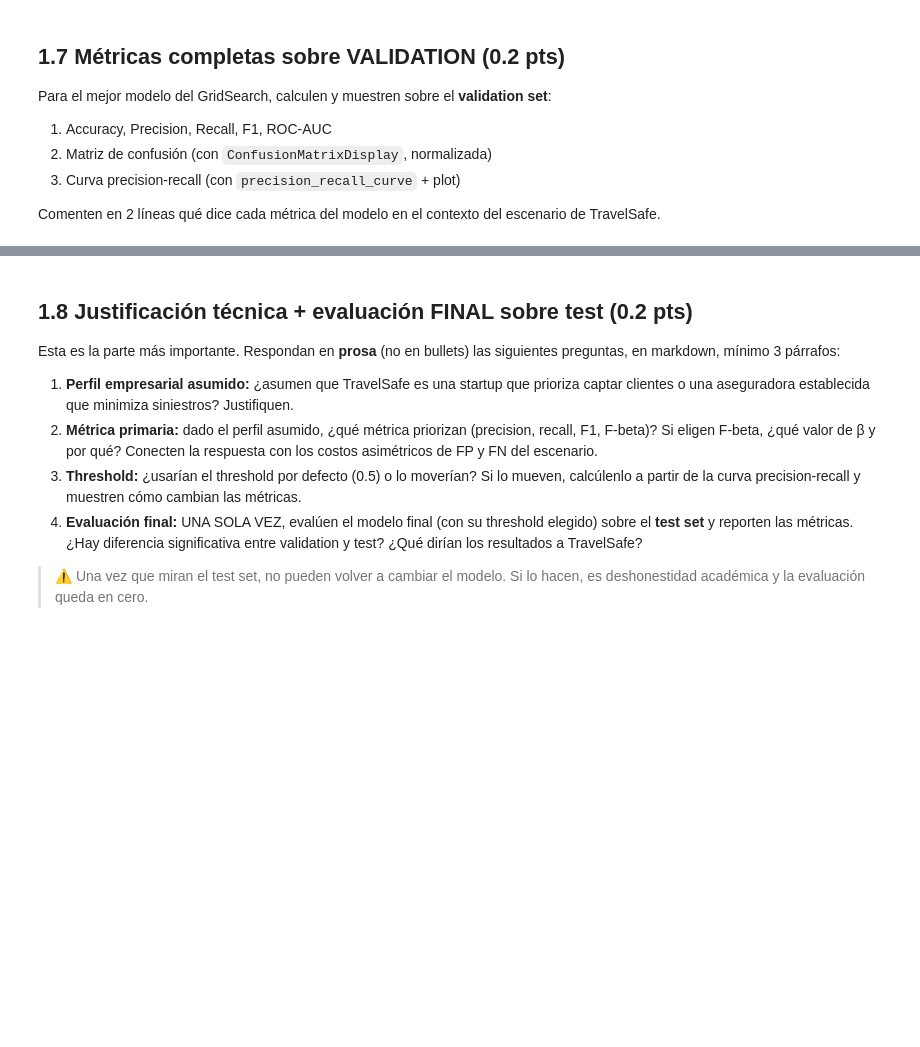
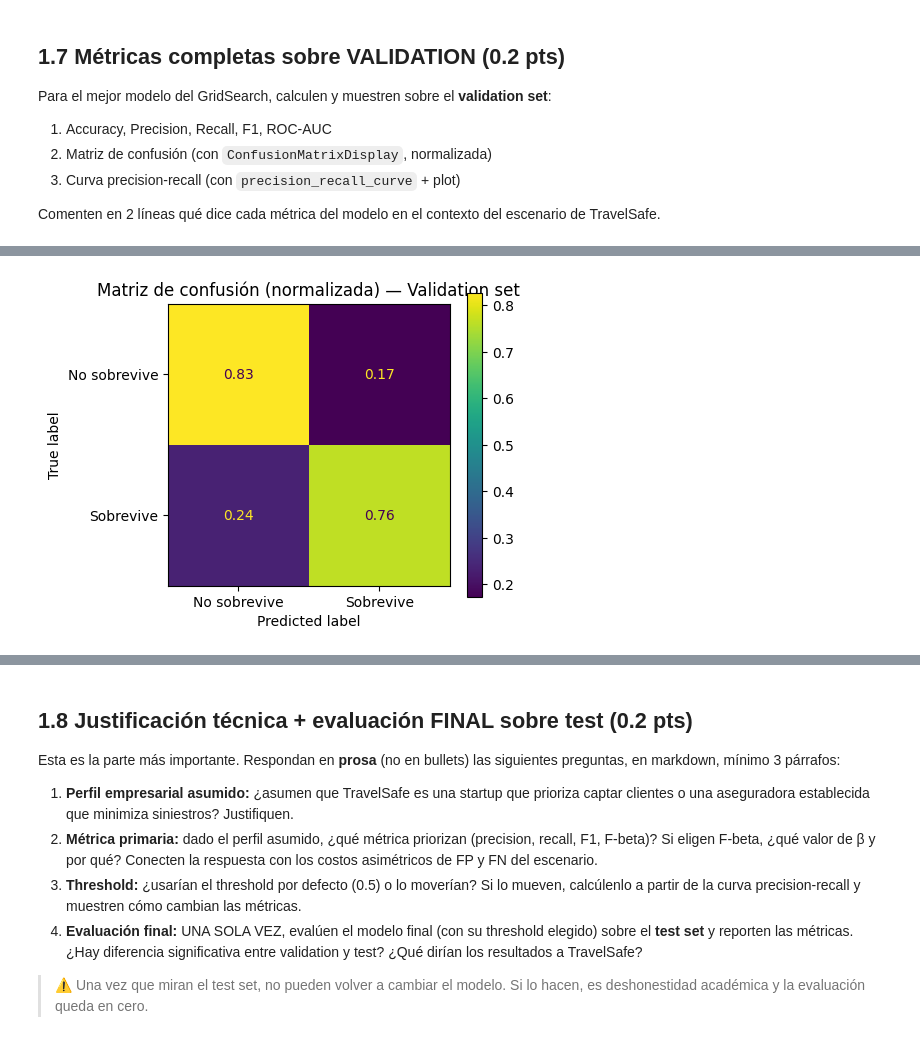
Before and after one commit to Andr3sss/Machine-Learning-6-SIN-A-Mar-Jul-2026, a Jupyter notebook: evaluacion_titanic.ipynb, the cells around one changed output, grey strips where cells are left out. Saved outputs shown, nothing was run; the diff lists cells and outputs as text; code cells hidden in the pictures; blank space fills up the shorter version.

```diff
--- a/evaluacion_titanic.ipynb
+++ b/evaluacion_titanic.ipynb
@@ -358,4 +393,16 @@ Para el mejor modelo del GridSearch, calculen y muestren sobre el **validation s
 
 Comenten en 2 líneas qué dice cada métrica del modelo en el contexto del escenario de TravelSafe.
 # %%
-# 1.7 Métricas sobre validation — completen aquí
+# 1.7 Métricas sobre el validation set
+y_pred_val = best_model.predict(X_val)
+y_proba_val = best_model.predict_proba(X_val)[:, 1]
+
+print("=== Métricas sobre Validation Set ===")
+print(f"Accuracy:  {accuracy_score(y_val, y_pred_val):.4f}")
+print(f"Precision: {precision_score(y_val, y_pred_val):.4f}")
+print(f"Recall:    {recall_score(y_val, y_pred_val):.4f}")
+print(f"F1:        {f1_score(y_val, y_pred_val):.4f}")
+print(f"ROC-AUC:   {roc_auc_score(y_val, y_proba_val):.4f}")
+print()
+print("Classification report:")
+print(classification_report(y_val, y_pred_val, target_names=['No sobrevive', 'Sobrevive']))
@@ -361,0 +426,12 @@ Comenten en 2 líneas qué dice cada métrica del modelo en el contexto del esce
+# %%
+# Matriz de confusión normalizada
+cm = confusion_matrix(y_val, y_pred_val, normalize='true')
+disp = ConfusionMatrixDisplay(confusion_matrix=cm, display_labels=['No sobrevive', 'Sobrevive'])
+fig, ax = plt.subplots(figsize=(5, 4))
+disp.plot(ax=ax, colorbar=True)
+ax.set_title('Matriz de confusión (normalizada) — Validation set')
+plt.tight_layout()
+plt.savefig('confusion_matrix.png')
+plt.show()
+# %% [output]
+[figure, added]
```
Also changed, not shown: parts of 11 cells of this notebook, 2 other files.
